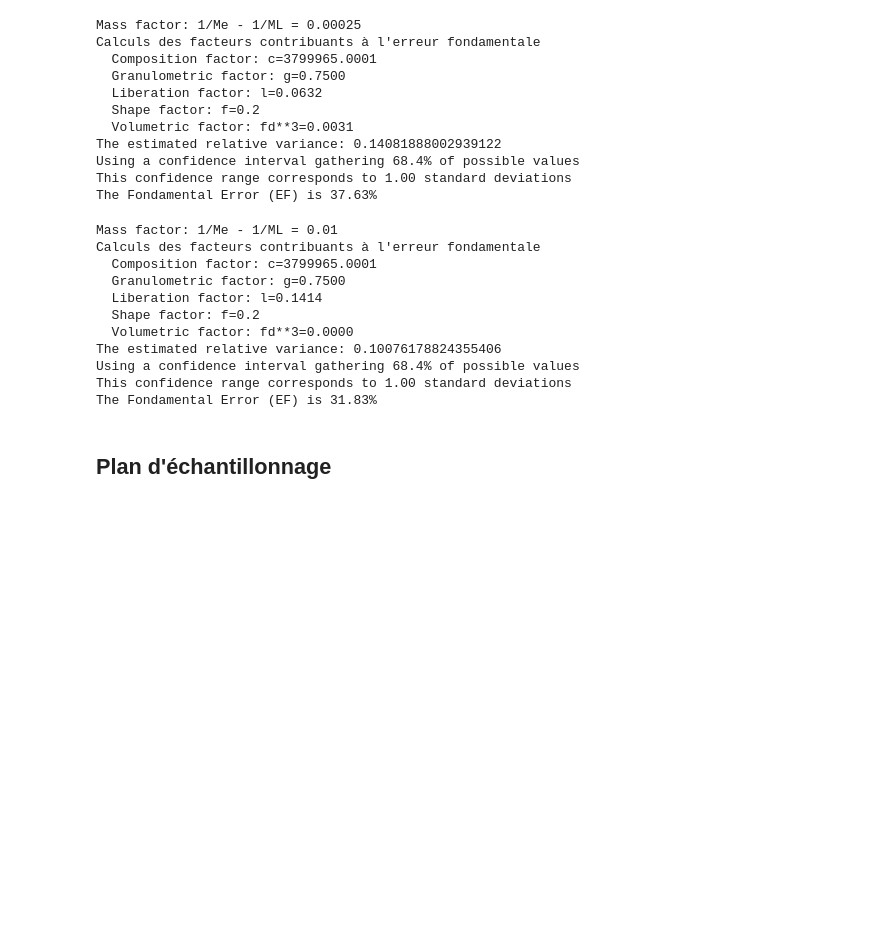
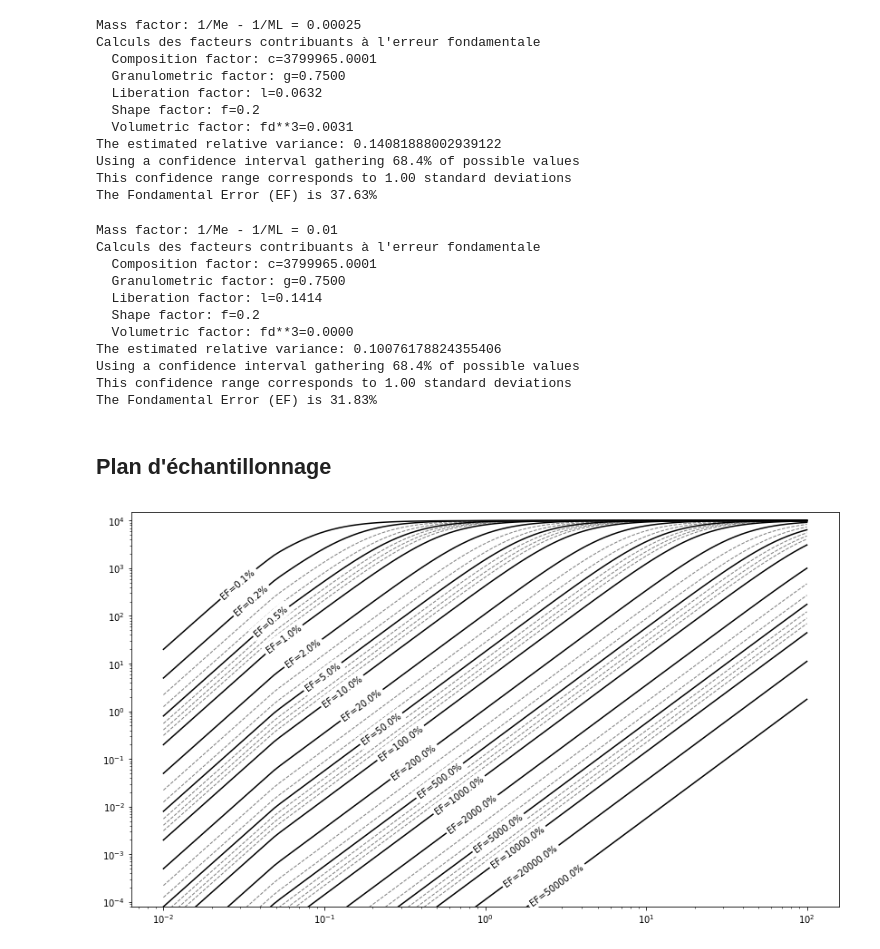
Before and after one commit to gautier-laurent/Geostat_Course, a Jupyter notebook: Echantillonnage_Gy_formule_simplifiee.ipynb, the cells around one changed output. Drawn from its saved outputs; the diff is of its cells as text; code cells hidden in the pictures; blank space fills up the shorter version.

```diff
--- a/Echantillonnage_Gy_formule_simplifiee.ipynb
+++ b/Echantillonnage_Gy_formule_simplifiee.ipynb
@@ -31,3 +189,13 @@ from pyvalem.formula import Formula
+# %%
+def compute_aspect_ratio(ax):
+    xlim = ax.get_xlim() if ax.get_xscale() is "linear" else np.log10(ax.get_xlim())
+    ylim = ax.get_ylim() if ax.get_yscale() is "linear" else np.log10(ax.get_ylim())
+    ## Axis size on figure
+    figW, figH = ax.get_figure().get_size_inches()
+    ## Ratio of display units
+    _, _, w, h = ax.get_position().bounds
+    ##final aspect ratio
+    return ((figW * w)/(figH * h))*(ylim[1]-ylim[0])/(xlim[1]-xlim[0])
 # %% [markdown]
 # Echantillonnage : Dissection de la formule simplifiée de Pierre Gy
 # %% [markdown]
@@ -619,0 +786,65 @@ compute_sample_mass(EF=0.2,d5=10,tA=tA,rhoA=4.2,rhoG=3,dl=0.1,verbose=True,confi
+# %%
+tA=3/100
+rhoA=5
+rhoG=2.8
+ML = 10000
+
+dl=0.05
+main=np.array([1,2,5])
+EF= np.concatenate((main*0.001,main*0.01,main*0.1))
+d5= np.power(10,np.linspace(-2,2,100))
+Me = np.array([compute_sample_mass(EF_i,d5=d5,tA=tA,rhoA=rhoA,rhoG=rhoG,dl=dl,ML=ML,verbose=False) for EF_i in EF])
+sub=np.array([3,4,6,7,8])
+EF_sub = np.concatenate((sub*0.001,sub*0.01,sub*0.1,sub,sub*10))
+Me_sub = np.array([compute_sample_mass(EF_i,d5=d5,tA=tA,rhoA=rhoA,rhoG=rhoG,dl=dl,ML=ML,verbose=False) for EF_i in EF_sub])
+EF_more = np.concatenate((main,main*10,main*100))
+Me_more = np.array([compute_sample_mass(EF_i,d5=d5,tA=tA,rhoA=rhoA,rhoG=rhoG,dl=dl,ML=ML,verbose=False) for EF_i in EF_more])
+for EF_i,Me_i in zip(EF_sub,Me_sub):
+    plt.loglog(d5,Me_i,"--",color="gray",linewidth=1)
+for EF_i,Me_i in zip(EF,Me):
+    plt.loglog(d5,Me_i,"k-")
+for EF_i,Me_i in zip(EF,Me_more):
+    plt.loglog(d5,Me_i,"k-")
+
+Me_min = np.min(Me)
+Me_max = np.max(Me)
+plt.ylim(Me_min,1.5*Me_max)
+plt.gcf().set_size_inches((14,8))
+
+for EF_i,Me_i in zip(EF,Me):
+    Me_0 = np.min(Me_i)
+    tau = 0.45
+    label_Me = tau*np.log10(ML) + (1-tau)*np.log10(Me_0)
+    node_0 = np.where(np.log10(Me_i)>label_Me)[0][0]
+
+    x,y = d5[node_0:node_0+2],Me_i[node_0:node_0+2]
+    x_label = np.power(10,0.5*np.sum(np.log10(x)))
+    y_label = np.power(10,0.5*np.sum(np.log10(y)))
+    log_dx,log_dy = (np.log10(x[1])-np.log10(x[0]),np.log10(y[1])-np.log10(y[0]))
+
+    aspect_ratio = compute_aspect_ratio(plt.gca())
+    rot_angle = np.degrees(np.arctan2(log_dy,aspect_ratio*log_dx))
+    plt.annotate("EF={:.1f}%".format(EF_i*100),
+                 xy=(x_label,y_label),textcoords="offset pixels",xytext=(0,0),
+                 bbox=dict(boxstyle="square,pad=0.3", fc="white", ec=None, lw=0),
+                 ha="center", va="center", rotation=rot_angle)
+
+for EF_i,Me_i in zip(EF_more,Me_more):
+    Me_0 = np.min(Me_i)
+    tau = 0.45
+    label_Me = tau*np.log10(ML) + (1-tau)*np.log10(Me_0)
+    node_0 = np.where(np.log10(Me_i)>label_Me)[0][0]
+
+    x,y = d5[node_0:node_0+2],Me_i[node_0:node_0+2]
+    x_label = np.power(10,0.5*np.sum(np.log10(x)))
+    y_label = np.power(10,0.5*np.sum(np.log10(y)))
+    log_dx,log_dy = (np.log10(x[1])-np.log10(x[0]),np.log10(y[1])-np.log10(y[0]))
+
+    aspect_ratio = compute_aspect_ratio(plt.gca())
+    rot_angle = np.degrees(np.arctan2(log_dy,aspect_ratio*log_dx))
+    plt.annotate("EF={:.1f}%".format(EF_i*100),
+                 xy=(x_label,y_label),textcoords="offset pixels",xytext=(0,0),
+                 bbox=dict(boxstyle="square,pad=0.3", fc="white", ec=None, lw=0),
+                 ha="center", va="center", rotation=rot_angle)
+# %% [output]
+[figure, added]
```
Also changed, not shown: parts of 37 cells of this notebook, 3 other files.
